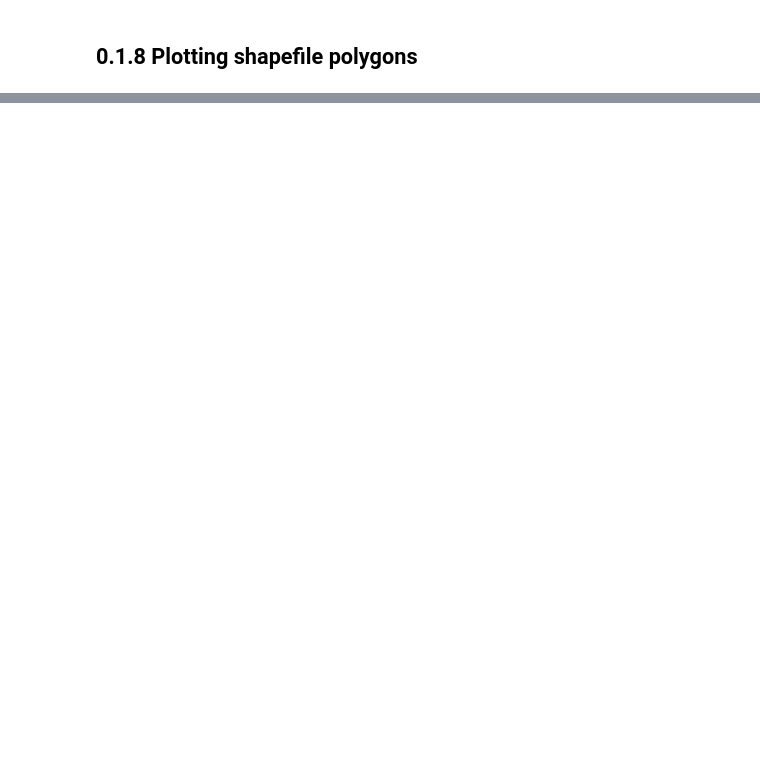
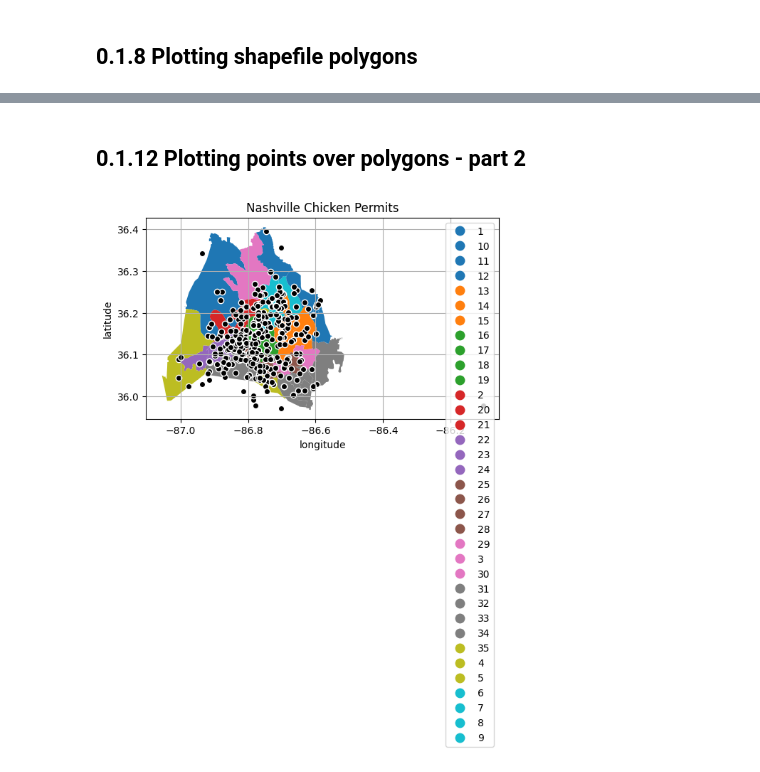
Before and after one commit to oecorrechag/geogeo, a Jupyter notebook: notebooks/0.1.0_combining polygons and scatterplots.ipynb, the cells around one changed output, grey strips where cells are left out. Drawn from its saved outputs; the diff is of its cells as text; code cells hidden in the pictures; blank space fills up the shorter version.

```diff
--- a/notebooks/0.1.0_combining polygons and scatterplots.ipynb
+++ b/notebooks/0.1.0_combining polygons and scatterplots.ipynb
@@ -179,2 +184,22 @@ plt.show()
+# %% [markdown]
+## 0.1.12 Plotting points over polygons - part 2
+# %%
+# Plot the service district shapefile
+service_district.plot(column='district', legend=True)
+
+# Add the chicken locations
+plt.scatter(x=chickens.lng, y=chickens.lat, c='black', edgecolor = 'white')
+
+
+# Add labels and title
+plt.title('Nashville Chicken Permits')
+plt.xlabel('longitude')
+plt.ylabel('latitude')
+
+# Add grid lines and show the plot
+plt.grid()
+plt.show()
+# %% [output]
+[figure, added]
 # %%
 print('ok_')
```
Also changed, not shown: parts of 6 cells of this notebook.
